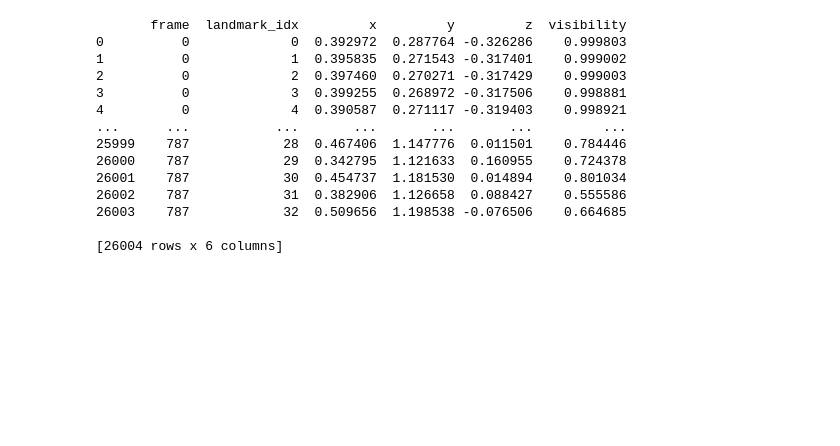
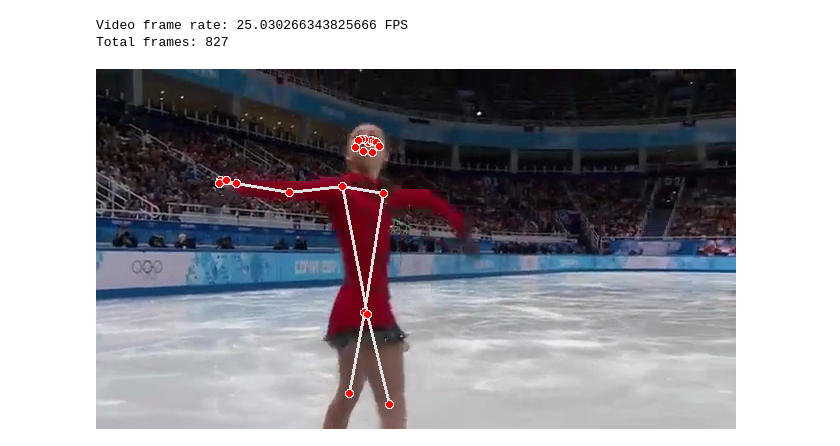
Before and after one commit to Chiyun-Lee/yun.ai, a Jupyter notebook: work/2025-03-08_mediapipe_test.ipynb, the cells around one changed output. Cells and saved outputs as stored; diff of their text form; code cells hidden in the pictures; blank space fills up the shorter version.

```diff
--- a/work/2025-03-08_mediapipe_test.ipynb
+++ b/work/2025-03-08_mediapipe_test.ipynb
@@ -1,84 +4,49 @@
+# %%
+import cv2
+
+cap = cv2.VideoCapture("../data/yulia_sochi_free.mp4")
+
+fps = cap.get(cv2.CAP_PROP_FPS)
+print(f"Video frame rate: {fps} FPS")
+
+frame_count = int(cap.get(cv2.CAP_PROP_FRAME_COUNT))
+print(f"Total frames: {frame_count}")
+
+
+cap.release()
+# %% [output]
+Video frame rate: 25.030266343825666 FPS
+Total frames: 827
 # %%
 import cv2
 import mediapipe as mp
 import pandas as pd
 from IPython.display import display, clear_output, Image
 
 mp_holistic = mp.solutions.holistic
 mp_drawing = mp.solutions.drawing_utils
 
 cap = cv2.VideoCapture("../data/yulia_sochi_free.mp4")
-
-# Create an empty list to store the landmarks data
-landmarks_data = []
 
 try:
     with mp_holistic.Holistic(min_detection_confidence=0.1, min_tracking_confidence=0.1) as holistic:
         while cap.isOpened():
             ret, frame = cap.read()
 
             if not ret:
                 break
 
             frame_rgb = cv2.cvtColor(frame, cv2.COLOR_BGR2RGB)
 
             results = holistic.process(frame_rgb)
 
             if results.pose_landmarks:
                 mp_drawing.draw_landmarks(frame, results.pose_landmarks, mp_holistic.POSE_CONNECTIONS)
 
-                # Extract landmark coordinates (x, y, z for each keypoint)
-                landmarks = results.pose_landmarks.landmark
-                frame_landmarks = []
-                for landmark in landmarks:
-                    frame_landmarks.append({
-                        'x': landmark.x,
-                        'y': landmark.y,
-                        'z': landmark.z,
-                        'visibility': landmark.visibility
-                    })
-
-                # Append the frame's landmarks data to the list
-                landmarks_data.append(frame_landmarks)
-
-            # Encode and display the frame
             _, img = cv2.imencode('.png', frame)
             display(Image(data=img.tobytes()))
             clear_output(wait=True)
 finally:
     cap.release()
-
-# After processing the video, convert the landmarks data to a DataFrame
-# Flatten the list of frames to make it suitable for a DataFrame
-flat_landmarks_data = []
-for frame_idx, frame_landmarks in enumerate(landmarks_data):
-    for idx, landmark in enumerate(frame_landmarks):
-        flat_landmarks_data.append({
-            'frame': frame_idx,
-            'landmark_idx': idx,
-            'x': landmark['x'],
-            'y': landmark['y'],
-            'z': landmark['z'],
-            'visibility': landmark['visibility']
-        })
-
-# Create the dataframe
-df = pd.DataFrame(flat_landmarks_data)
-
-# Display the dataframe
-print(df)
 # %% [output]
-       frame  landmark_idx         x         y         z  visibility
-0          0             0  0.392972  0.287764 -0.326286    0.999803
-1          0             1  0.395835  0.271543 -0.317401    0.999002
-2          0             2  0.397460  0.270271 -0.317429    0.999003
-3          0             3  0.399255  0.268972 -0.317506    0.998881
-4          0             4  0.390587  0.271117 -0.319403    0.998921
-...      ...           ...       ...       ...       ...         ...
-25999    787            28  0.467406  1.147776  0.011501    0.784446
-26000    787            29  0.342795  1.121633  0.160955    0.724378
-26001    787            30  0.454737  1.181530  0.014894    0.801034
-26002    787            31  0.382906  1.126658  0.088427    0.555586
-26003    787            32  0.509656  1.198538 -0.076506    0.664685
-
-[26004 rows x 6 columns]
+[figure, added]
```
Also changed, not shown: parts of 10 cells of this notebook, 4 other files.
